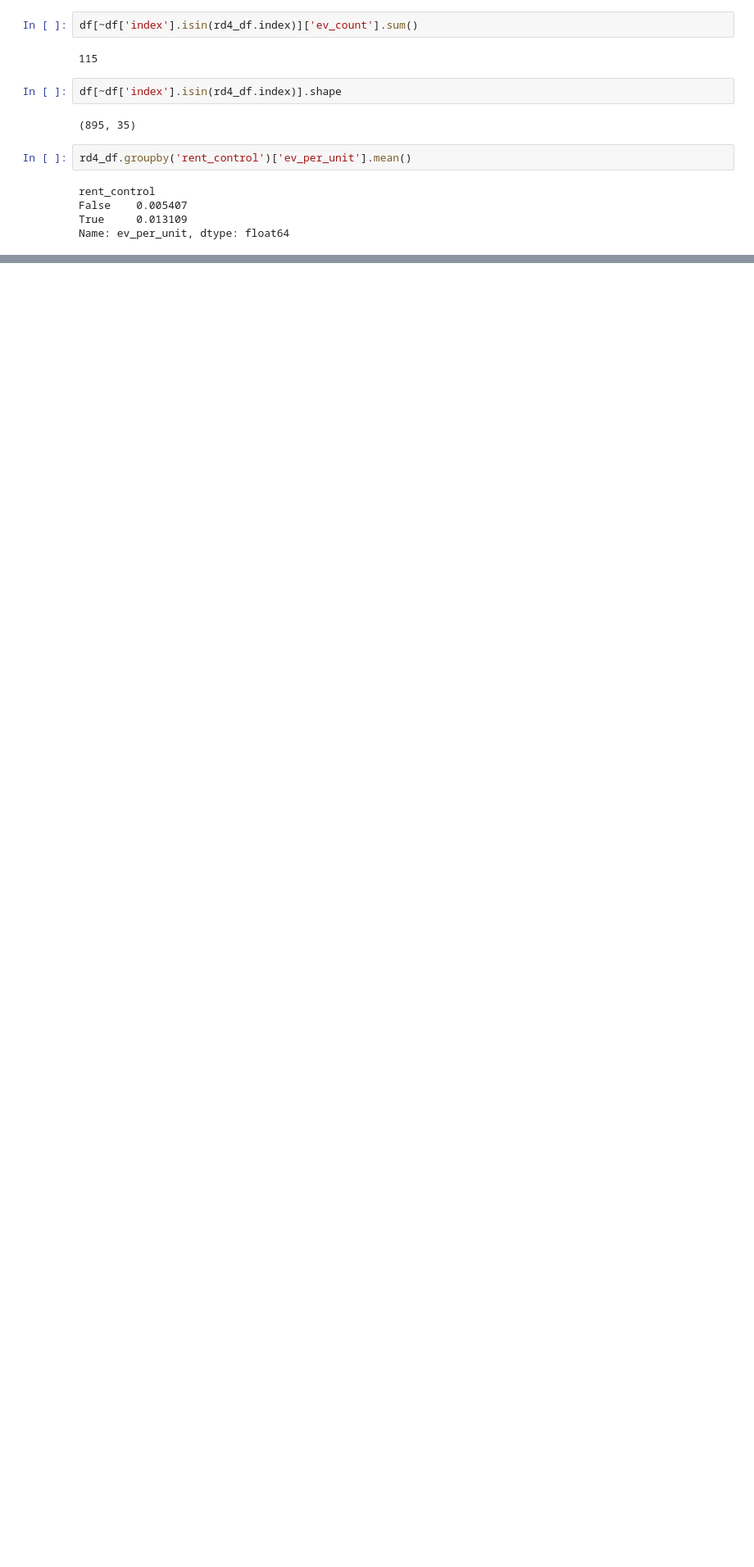
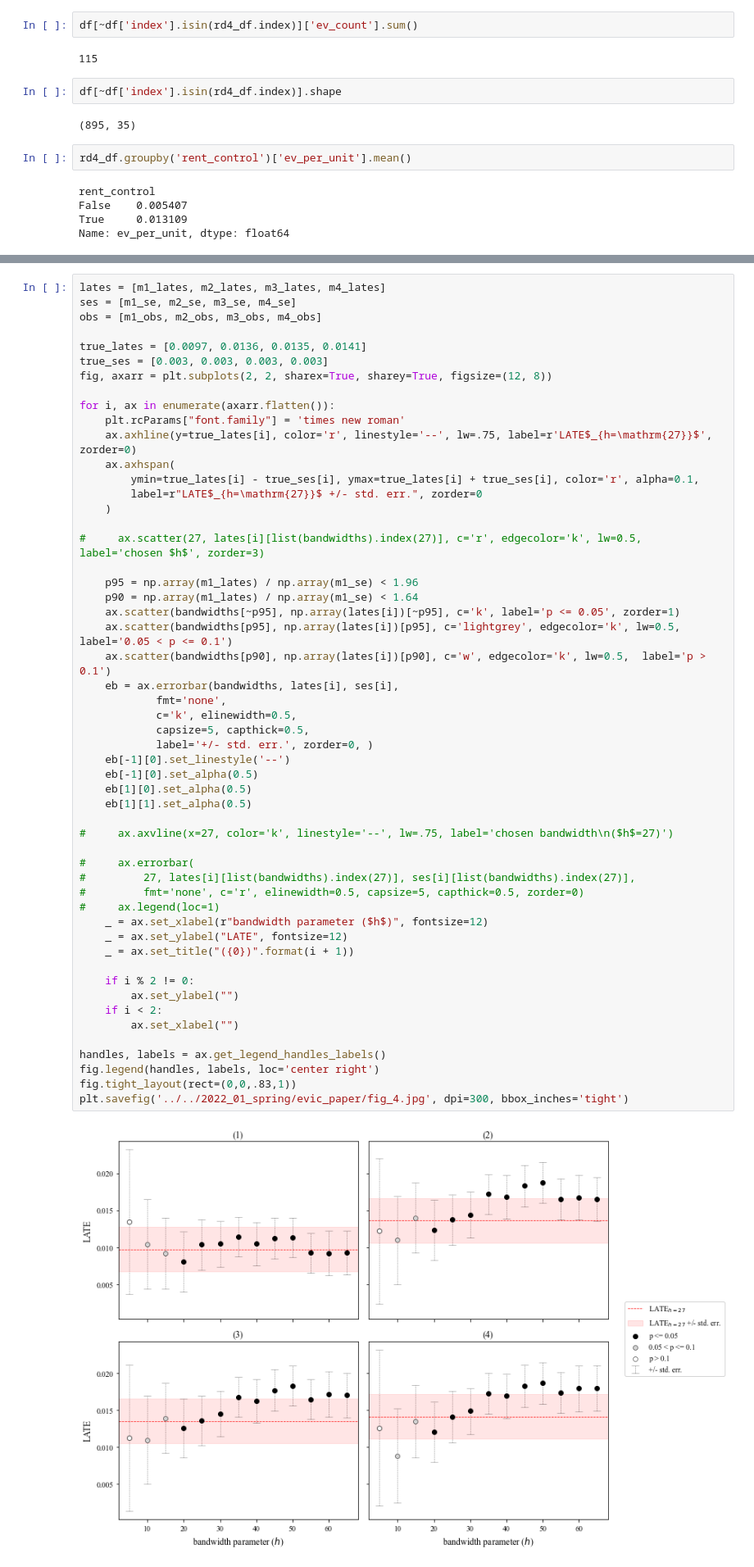
Before and after one commit to mxndrwgrdnr/sf-evictions, a Jupyter notebook: notebooks/analysis_final.ipynb, the cells around one changed output, grey strips where cells are left out. Shown at 82% size. Saved outputs shown, nothing was run; the diff lists cells and outputs as text; blank space fills up the shorter version.

```diff
--- a/notebooks/analysis_final.ipynb
+++ b/notebooks/analysis_final.ipynb
@@ -694,0 +831,55 @@ Name: ev_per_unit, dtype: float64
+# %%
+lates = [m1_lates, m2_lates, m3_lates, m4_lates]
+ses = [m1_se, m2_se, m3_se, m4_se]
+obs = [m1_obs, m2_obs, m3_obs, m4_obs]
+
+true_lates = [0.0097, 0.0136, 0.0135, 0.0141]
+true_ses = [0.003, 0.003, 0.003, 0.003]
+fig, axarr = plt.subplots(2, 2, sharex=True, sharey=True, figsize=(12, 8))
+
+for i, ax in enumerate(axarr.flatten()):
+    plt.rcParams["font.family"] = 'times new roman'
+    ax.axhline(y=true_lates[i], color='r', linestyle='--', lw=.75, label=r'LATE$_{h=\mathrm{27}}$', zorder=0)
+    ax.axhspan(
+        ymin=true_lates[i] - true_ses[i], ymax=true_lates[i] + true_ses[i], color='r', alpha=0.1,
+        label=r"LATE$_{h=\mathrm{27}}$ +/- std. err.", zorder=0
+    )
+
+#     ax.scatter(27, lates[i][list(bandwidths).index(27)], c='r', edgecolor='k', lw=0.5, label='chosen $h$', zorder=3)
+
+    p95 = np.array(m1_lates) / np.array(m1_se) < 1.96
+    p90 = np.array(m1_lates) / np.array(m1_se) < 1.64
+    ax.scatter(bandwidths[~p95], np.array(lates[i])[~p95], c='k', label='p <= 0.05', zorder=1)
+    ax.scatter(bandwidths[p95], np.array(lates[i])[p95], c='lightgrey', edgecolor='k', lw=0.5, label='0.05 < p <= 0.1')
+    ax.scatter(bandwidths[p90], np.array(lates[i])[p90], c='w', edgecolor='k', lw=0.5,  label='p > 0.1')
+    eb = ax.errorbar(bandwidths, lates[i], ses[i],
+            fmt='none',
+            c='k', elinewidth=0.5,
+            capsize=5, capthick=0.5,
+            label='+/- std. err.', zorder=0, )
+    eb[-1][0].set_linestyle('--')
+    eb[-1][0].set_alpha(0.5)
+    eb[1][0].set_alpha(0.5)
+    eb[1][1].set_alpha(0.5)
+
+#     ax.axvline(x=27, color='k', linestyle='--', lw=.75, label='chosen bandwidth\n($h$=27)')
+
+#     ax.errorbar(
+#         27, lates[i][list(bandwidths).index(27)], ses[i][list(bandwidths).index(27)],
+#         fmt='none', c='r', elinewidth=0.5, capsize=5, capthick=0.5, zorder=0)
+#     ax.legend(loc=1)
+    _ = ax.set_xlabel(r"bandwidth parameter ($h$)", fontsize=12)
+    _ = ax.set_ylabel("LATE", fontsize=12)
+    _ = ax.set_title("({0})".format(i + 1))
+
+    if i % 2 != 0:
+        ax.set_ylabel("")
+    if i < 2:
+        ax.set_xlabel("")
+
+handles, labels = ax.get_legend_handles_labels()
+fig.legend(handles, labels, loc='center right')
+fig.tight_layout(rect=(0,0,.83,1))
+plt.savefig('../../2022_01_spring/evic_paper/fig_4.jpg', dpi=300, bbox_inches='tight')
+# %% [output]
+[figure, added]
```
Also changed, not shown: parts of 19 cells of this notebook, 2 other files.
